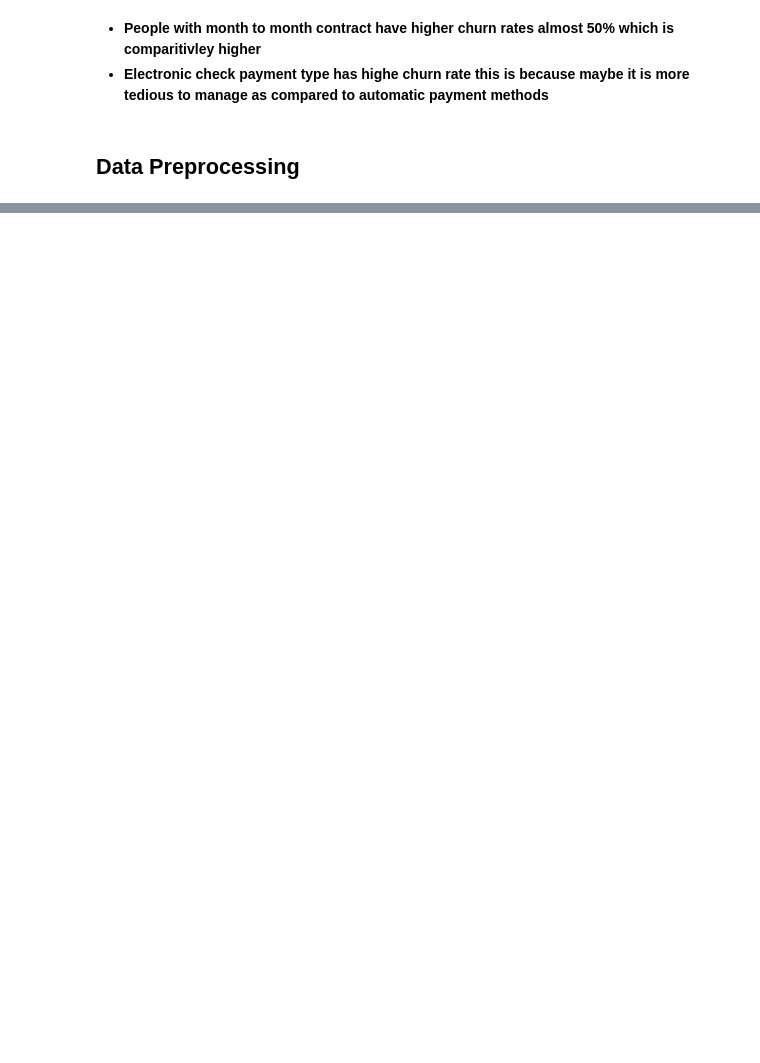
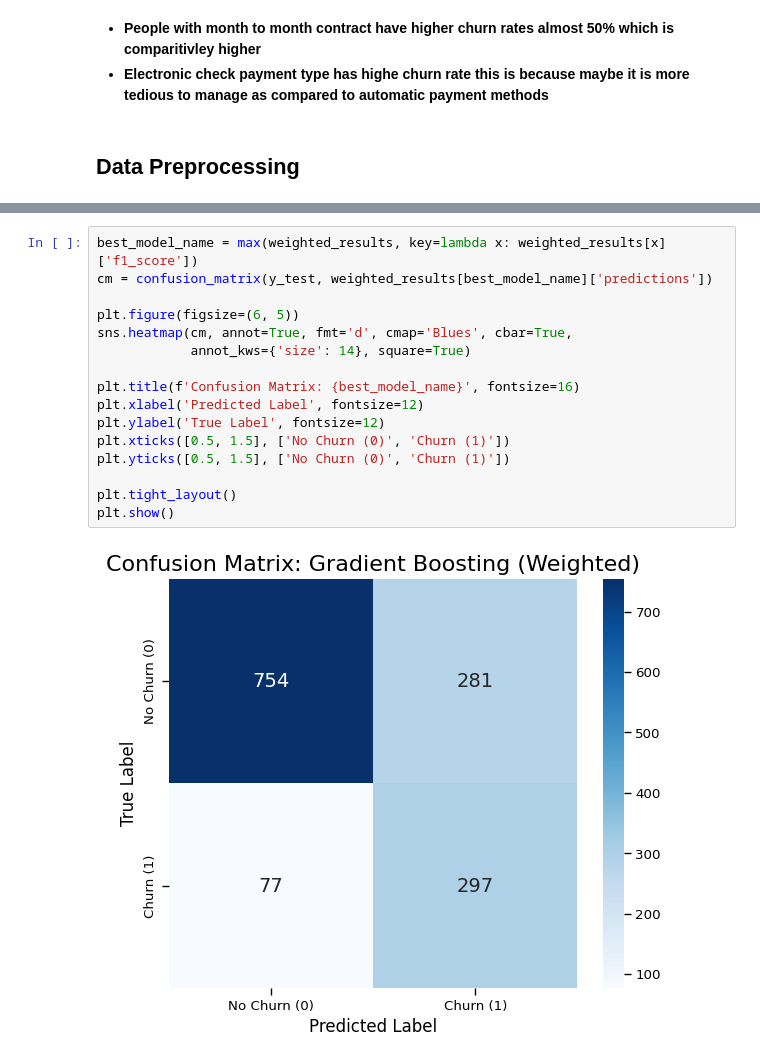
Before and after one commit to ac-26/Telecom-Customer-Churn-Prediction, a Jupyter notebook: telecom_churn_v2.ipynb, the cells around one changed output, grey strips where cells are left out. Saved outputs shown, nothing was run; the diff lists cells and outputs as text; blank space fills up the shorter version.

```diff
--- a/telecom_churn_v2.ipynb
+++ b/telecom_churn_v2.ipynb
@@ -427,0 +713,18 @@ df.head()
+# %%
+best_model_name = max(weighted_results, key=lambda x: weighted_results[x]['f1_score'])
+cm = confusion_matrix(y_test, weighted_results[best_model_name]['predictions'])
+
+plt.figure(figsize=(6, 5))
+sns.heatmap(cm, annot=True, fmt='d', cmap='Blues', cbar=True,
+            annot_kws={'size': 14}, square=True)
+
+plt.title(f'Confusion Matrix: {best_model_name}', fontsize=16)
+plt.xlabel('Predicted Label', fontsize=12)
+plt.ylabel('True Label', fontsize=12)
+plt.xticks([0.5, 1.5], ['No Churn (0)', 'Churn (1)'])
+plt.yticks([0.5, 1.5], ['No Churn (0)', 'Churn (1)'])
+
+plt.tight_layout()
+plt.show()
+# %% [output]
+[figure, added]
```
Also changed, not shown: parts of 30 cells of this notebook.
